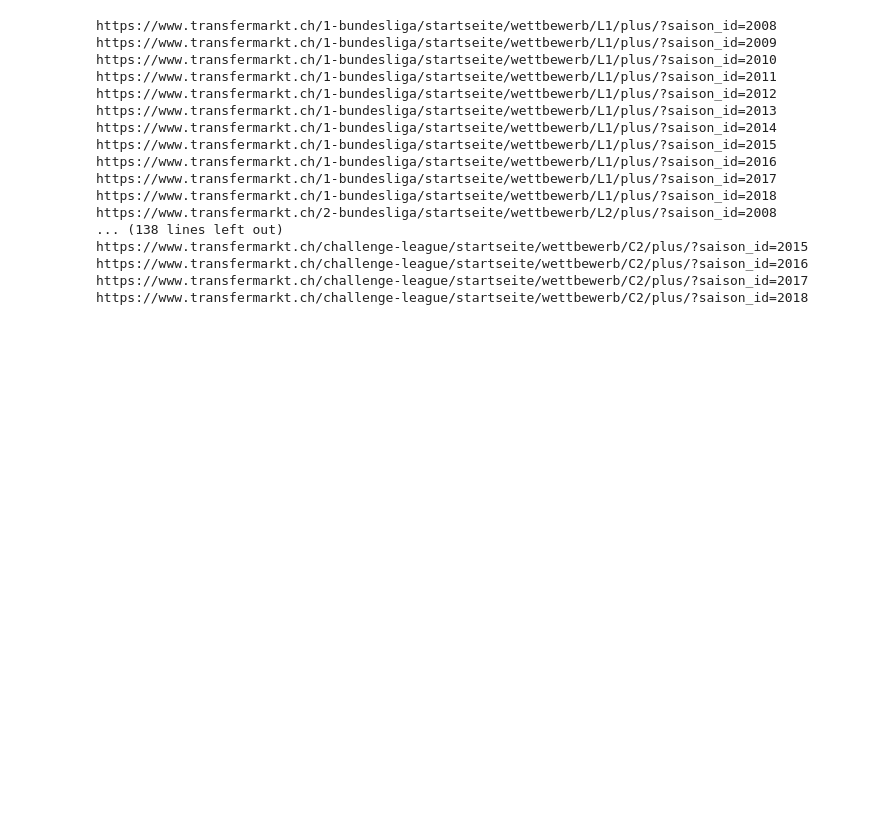
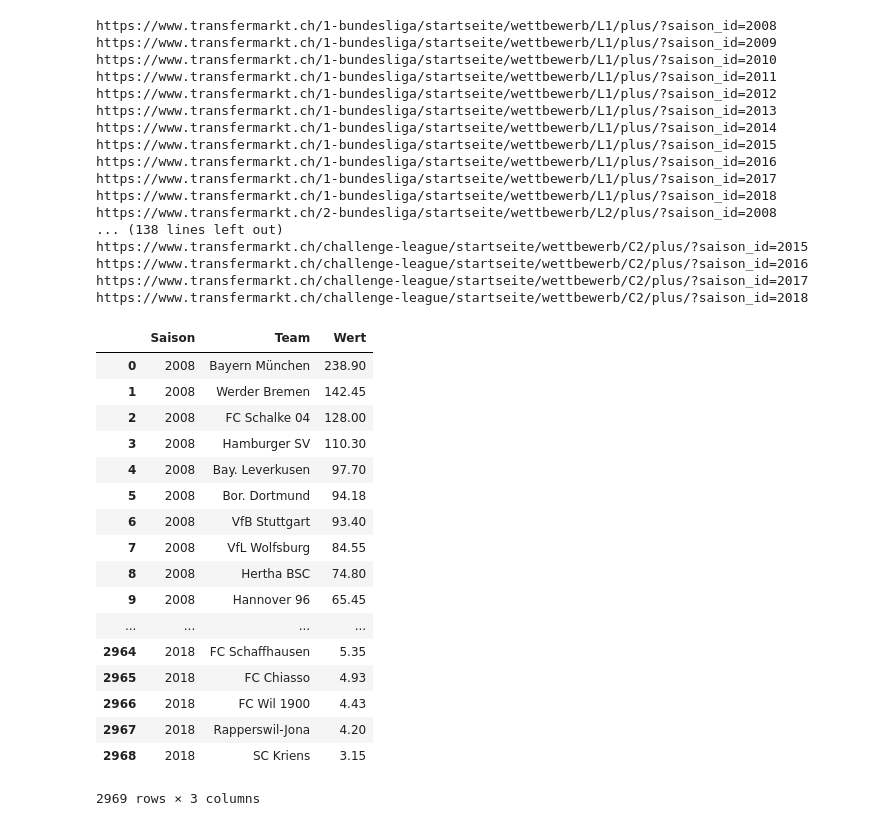
Before and after one commit to Jayjayfox/watson, a Jupyter notebook: Kaderwerte Vorlage Premier League.ipynb, the cells around one changed output. Cells and saved outputs as stored; diff of their text form; code cells hidden in the pictures; blank space fills up the shorter version.

```diff
--- a/Kaderwerte Vorlage Premier League.ipynb
+++ b/Kaderwerte Vorlage Premier League.ipynb
@@ -140,6 +161,27 @@ https://www.transfermarkt.ch/challenge-league/startseite/wettbewerb/C2/plus/?sai
 https://www.transfermarkt.ch/challenge-league/startseite/wettbewerb/C2/plus/?saison_id=2018
 # %%
 df = pd.DataFrame(alle_allejahre)
+# %%
+df
+# %% [output]
+|  | Saison | Team | Wert |
+| 0 | 2008 | Bayern München | 238.90 |
+| 1 | 2008 | Werder Bremen | 142.45 |
+| 2 | 2008 | FC Schalke 04 | 128.00 |
+| 3 | 2008 | Hamburger SV | 110.30 |
+| 4 | 2008 | Bay. Leverkusen | 97.70 |
+| 5 | 2008 | Bor. Dortmund | 94.18 |
+| 6 | 2008 | VfB Stuttgart | 93.40 |
+| 7 | 2008 | VfL Wolfsburg | 84.55 |
+| 8 | 2008 | Hertha BSC | 74.80 |
+| 9 | 2008 | Hannover 96 | 65.45 |
+| ... | ... | ... | ... |
+| 2964 | 2018 | FC Schaffhausen | 5.35 |
+| 2965 | 2018 | FC Chiasso | 4.93 |
+| 2966 | 2018 | FC Wil 1900 | 4.43 |
+| 2967 | 2018 | Rapperswil-Jona | 4.20 |
+| 2968 | 2018 | SC Kriens | 3.15 |
+2969 rows × 3 columns
 # %%
 df.to_csv("alle_allejahre.csv")
 # %%
```
Also changed, not shown: parts of 2 cells of this notebook, 3 other files.
